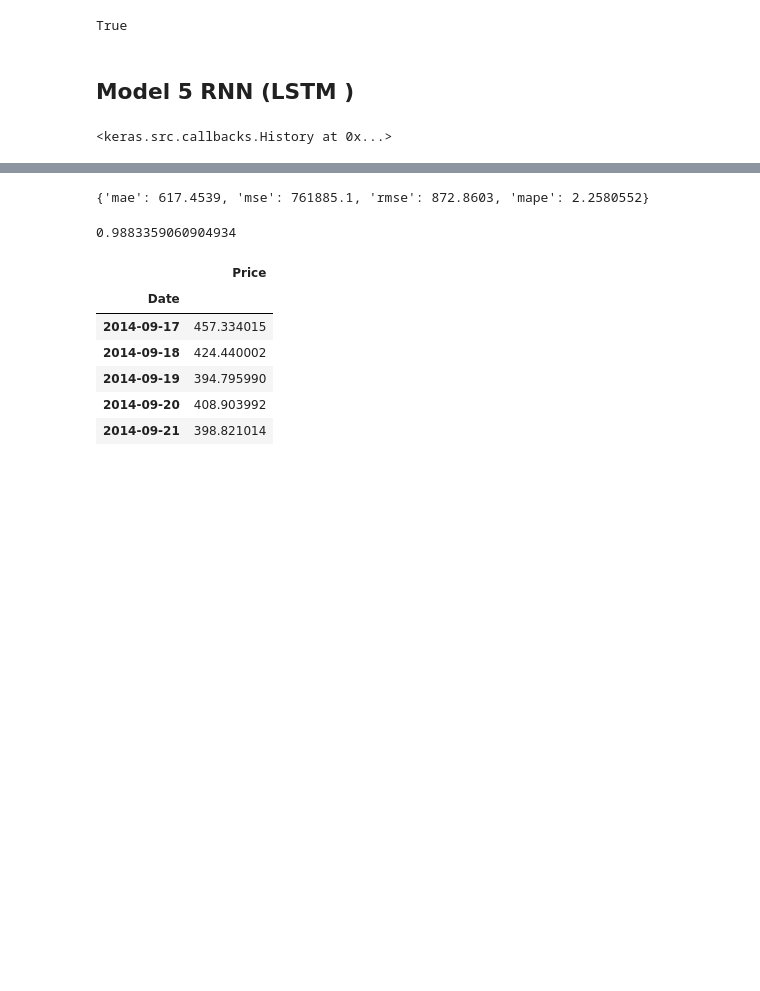
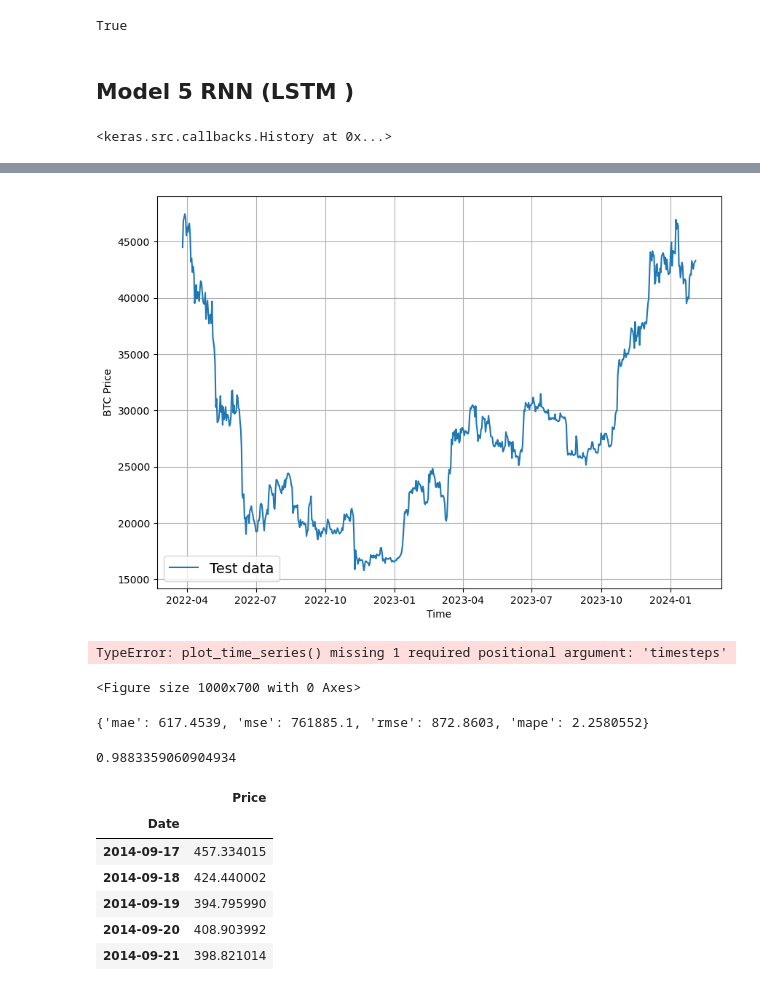
Before and after one commit to mmustafakapici/LSTM-demos, a Jupyter notebook: Yöntem-2/06--.ipynb, the cells around one changed output, grey strips where cells are left out. Drawn from its saved outputs; the diff is of its cells as text; code cells hidden in the pictures; blank space fills up the shorter version.

```diff
--- a/Yöntem-2/06--.ipynb
+++ b/Yöntem-2/06--.ipynb
@@ -409,3 +409,20 @@ array([42063.965, 41611.83 , 42611.133, 43220.637, 44240.484, 44997.688,
+# %%
+# modelin tahminlerini çizdir
+plt.figure(figsize=(10, 7))
+# Account for the test_window offset by starting at WINDOW_SIZE
+plot_time_series(timesteps=X_test[WINDOW_SIZE:], values=y_test[WINDOW_SIZE:], start=0, format="-", label="Test data")
+#plot_time_series(timesteps=X_test[WINDOW_SIZE:], values=model_5_preds, start=0, format="-", label="Model 5 LSTM predictions")
+# %% [output]
+[figure, added]
+# %%
+#tahminleri çizdir
+plt.figure(figsize=(10, 7))
+# Account for the test_window offset by starting at WINDOW_SIZE
+#plot_time_series(timesteps=X_test[WINDOW_SIZE:], values=y_test[WINDOW_SIZE:], start=0, format="-", label="Test data")
+plot_time_series( values=model_5_preds, start=0, format="-", label="Model 5 LSTM predictions")
+# %% [output]
+TypeError: plot_time_series() missing 1 required positional argument: 'timesteps'
+<Figure size 1000x700 with 0 Axes>
 # %%
 # Evaluate model 5 preds
 model_5_results = evaluate_preds(y_true=tf.squeeze(test_labels),
```
Also changed, not shown: parts of 7 cells of this notebook, 1 other file.
